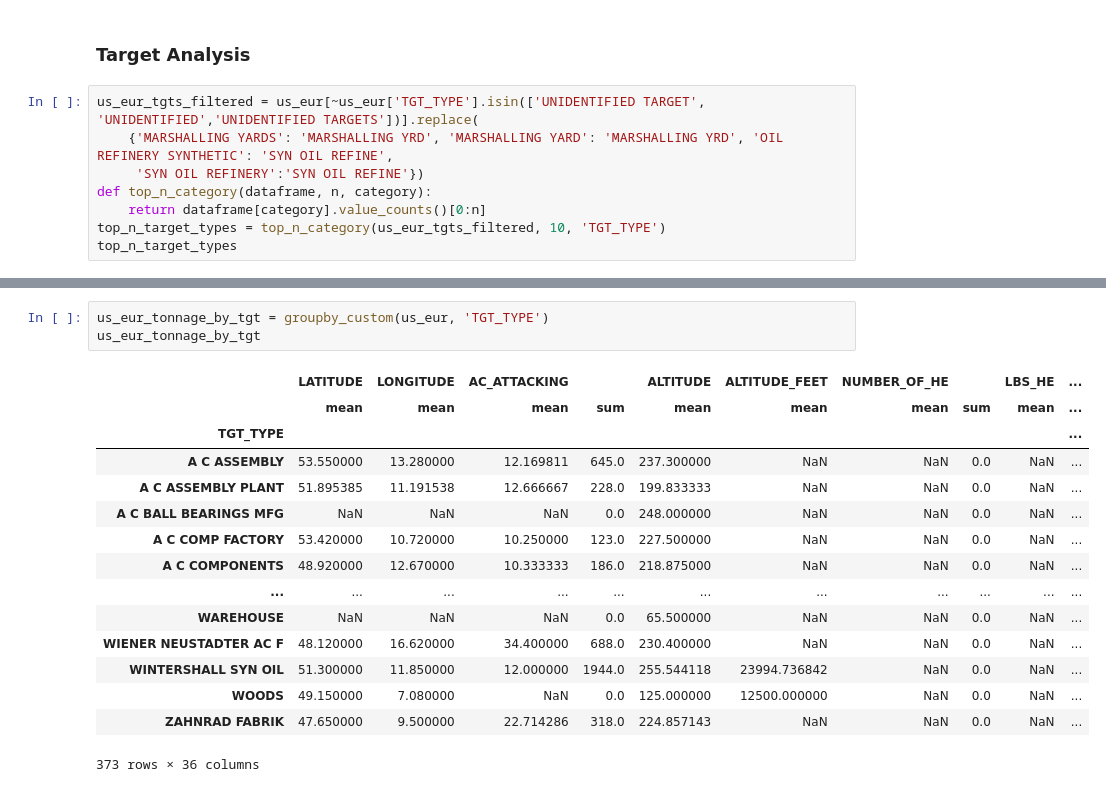
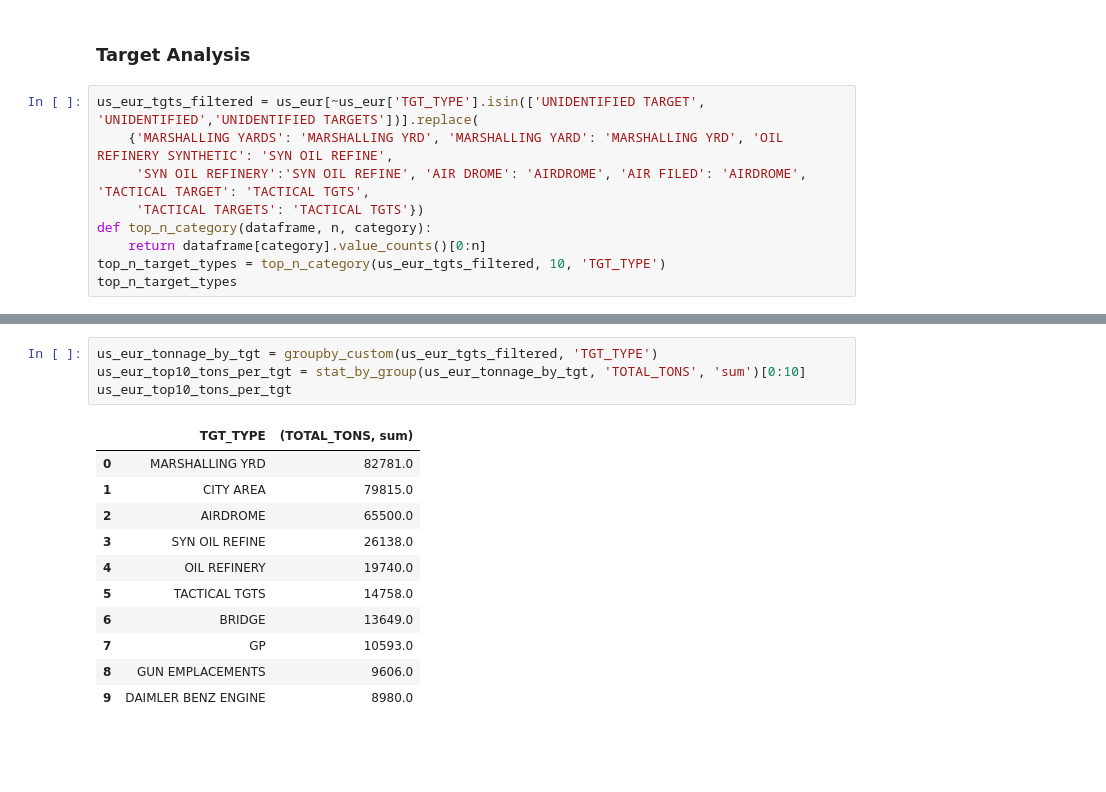
Before and after one commit to sidmurthy/ww2bombing, a Jupyter notebook: bombing_analysis.ipynb, the cells around one changed output, grey strips where cells are left out. Drawn from its saved outputs; the diff is of its cells as text; blank space fills up the shorter version.

```diff
--- a/bombing_analysis.ipynb
+++ b/bombing_analysis.ipynb
@@ -499,7 +499,8 @@ plt.title('USAAF Tonnage Dropped per Day in the European Theater of Operations')
 # %%
 us_eur_tgts_filtered = us_eur[~us_eur['TGT_TYPE'].isin(['UNIDENTIFIED TARGET', 'UNIDENTIFIED','UNIDENTIFIED TARGETS'])].replace(
     {'MARSHALLING YARDS': 'MARSHALLING YRD', 'MARSHALLING YARD': 'MARSHALLING YRD', 'OIL REFINERY SYNTHETIC': 'SYN OIL REFINE',
-     'SYN OIL REFINERY':'SYN OIL REFINE'})
+     'SYN OIL REFINERY':'SYN OIL REFINE', 'AIR DROME': 'AIRDROME', 'AIR FILED': 'AIRDROME', 'TACTICAL TARGET': 'TACTICAL TGTS',
+     'TACTICAL TARGETS': 'TACTICAL TGTS'})
 def top_n_category(dataframe, n, category):
     return dataframe[category].value_counts()[0:n]
 top_n_target_types = top_n_category(us_eur_tgts_filtered, 10, 'TGT_TYPE')
@@ -532,19 +533,16 @@ plt.title('Distribution of Top 10 USAAF Target Types by Numbered Air Force in th
 # %%
-us_eur_tonnage_by_tgt = groupby_custom(us_eur, 'TGT_TYPE')
-us_eur_tonnage_by_tgt
+us_eur_tonnage_by_tgt = groupby_custom(us_eur_tgts_filtered, 'TGT_TYPE')
+us_eur_top10_tons_per_tgt = stat_by_group(us_eur_tonnage_by_tgt, 'TOTAL_TONS', 'sum')[0:10]
+us_eur_top10_tons_per_tgt
 # %% [output]
-|  | LATITUDE | LONGITUDE | AC_ATTACKING |  | ALTITUDE | ALTITUDE_FEET | NUMBER_OF_HE |  | LBS_HE | ... |
-|  | mean | mean | mean | sum | mean | mean | mean | sum | mean | ... |
-| TGT_TYPE |  |  |  |  |  |  |  |  |  | ... |
-| A C ASSEMBLY | 53.550000 | 13.280000 | 12.169811 | 645.0 | 237.300000 | NaN | NaN | 0.0 | NaN | ... |
-| A C ASSEMBLY PLANT | 51.895385 | 11.191538 | 12.666667 | 228.0 | 199.833333 | NaN | NaN | 0.0 | NaN | ... |
-| A C BALL BEARINGS MFG | NaN | NaN | NaN | 0.0 | 248.000000 | NaN | NaN | 0.0 | NaN | ... |
-| A C COMP FACTORY | 53.420000 | 10.720000 | 10.250000 | 123.0 | 227.500000 | NaN | NaN | 0.0 | NaN | ... |
-| A C COMPONENTS | 48.920000 | 12.670000 | 10.333333 | 186.0 | 218.875000 | NaN | NaN | 0.0 | NaN | ... |
-| ... | ... | ... | ... | ... | ... | ... | ... | ... | ... | ... |
-| WAREHOUSE | NaN | NaN | NaN | 0.0 | 65.500000 | NaN | NaN | 0.0 | NaN | ... |
-| WIENER NEUSTADTER AC F | 48.120000 | 16.620000 | 34.400000 | 688.0 | 230.400000 | NaN | NaN | 0.0 | NaN | ... |
-| WINTERSHALL SYN OIL | 51.300000 | 11.850000 | 12.000000 | 1944.0 | 255.544118 | 23994.736842 | NaN | 0.0 | NaN | ... |
-| WOODS | 49.150000 | 7.080000 | NaN | 0.0 | 125.000000 | 12500.000000 | NaN | 0.0 | NaN | ... |
-| ZAHNRAD FABRIK | 47.650000 | 9.500000 | 22.714286 | 318.0 | 224.857143 | NaN | NaN | 0.0 | NaN | ... |
+|  | TGT_TYPE | (TOTAL_TONS, sum) |
+| 0 | MARSHALLING YRD | 82781.0 |
+| 1 | CITY AREA | 79815.0 |
+| 2 | AIRDROME | 65500.0 |
+| 3 | SYN OIL REFINE | 26138.0 |
+| 4 | OIL REFINERY | 19740.0 |
+| 5 | TACTICAL TGTS | 14758.0 |
+| 6 | BRIDGE | 13649.0 |
+| 7 | GP | 10593.0 |
+| 8 | GUN EMPLACEMENTS | 9606.0 |
+| 9 | DAIMLER BENZ ENGINE | 8980.0 |
-373 rows × 36 columns
```
Also changed, not shown: parts of 5 cells of this notebook, 1 other file.
